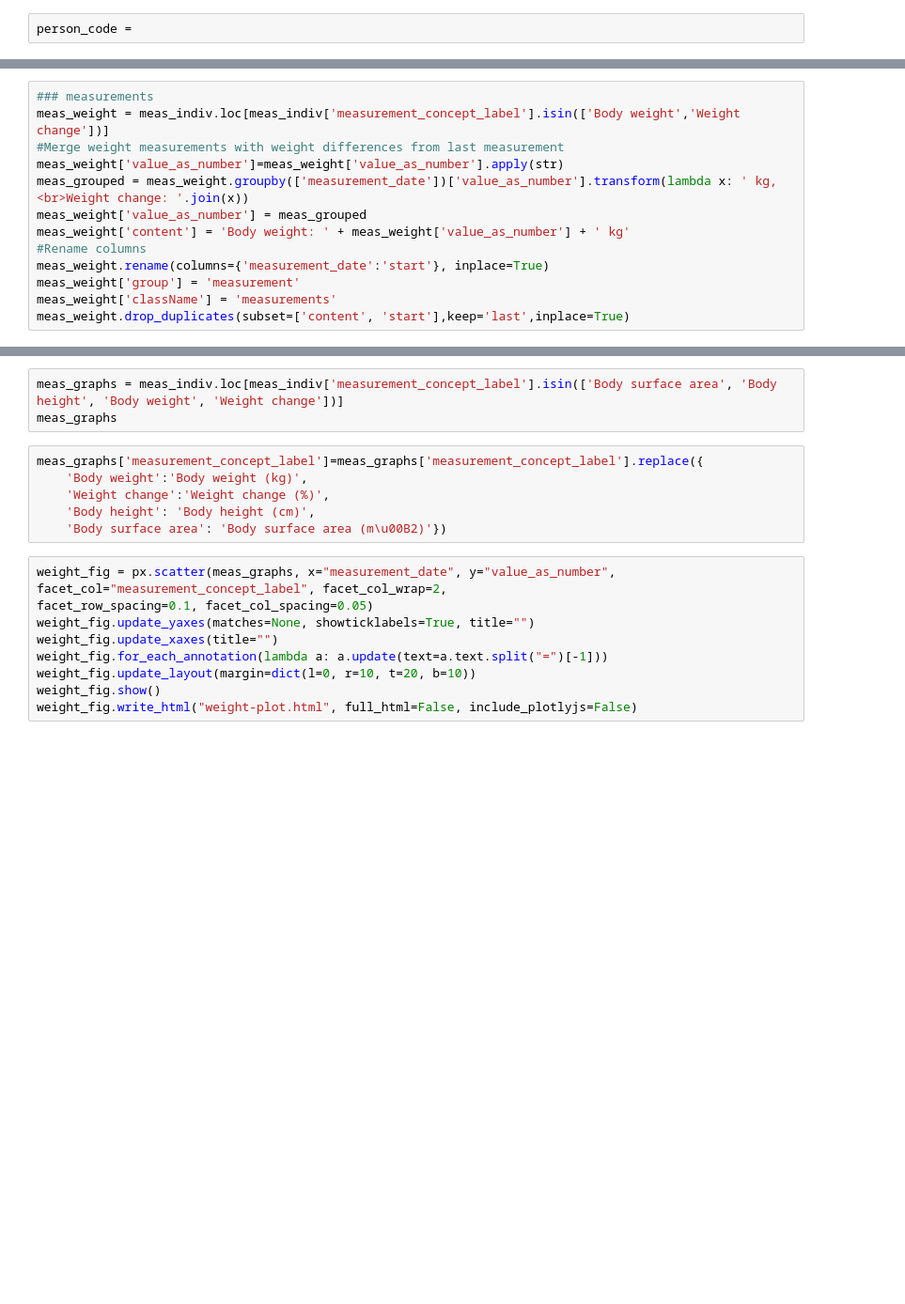
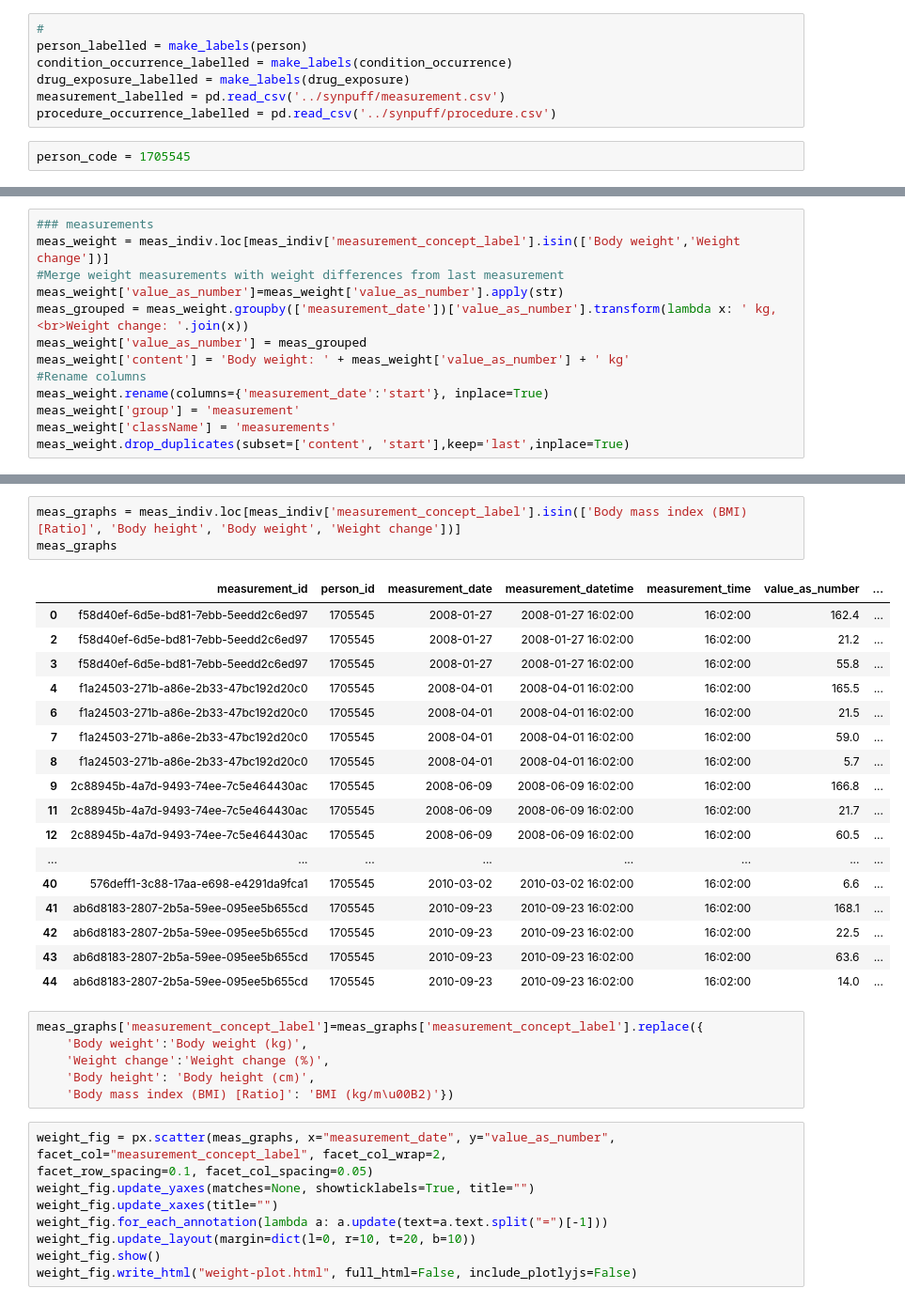
Before and after one commit to kees911/clinical-dashboard-ux-dissertation, a Jupyter notebook: notebooks/weight_vis.ipynb, the cells around one changed output, grey strips where cells are left out. Shown at 94% size. Saved outputs shown, nothing was run; the diff lists cells and outputs as text; blank space fills up the shorter version.

```diff
--- a/notebooks/weight_vis.ipynb
+++ b/notebooks/weight_vis.ipynb
@@ -56,5 +32,12 @@ vocabulary_labelled = make_labels(vocabulary)
+# %%
+#
+person_labelled = make_labels(person)
+condition_occurrence_labelled = make_labels(condition_occurrence)
+drug_exposure_labelled = make_labels(drug_exposure)
+measurement_labelled = pd.read_csv('../synpuff/measurement.csv')
+procedure_occurrence_labelled = pd.read_csv('../synpuff/procedure.csv')
 # %%
-person_code =
+person_code = 1705545
 # %%
 meas_indiv = measurement_labelled.loc[measurement_labelled['person_id']==person_code]
 # %%
@@ -75,12 +76,30 @@ meas_indiv
 # %%
-meas_graphs = meas_indiv.loc[meas_indiv['measurement_concept_label'].isin(['Body surface area', 'Body height', 'Body weight', 'Weight change'])]
+meas_graphs = meas_indiv.loc[meas_indiv['measurement_concept_label'].isin(['Body mass index (BMI) [Ratio]', 'Body height', 'Body weight', 'Weight change'])]
 meas_graphs
+# %% [output]
+|  | measurement_id | person_id | measurement_date | measurement_datetime | measurement_time | value_as_number | ... |
+| 0 | f58d40ef-6d5e-bd81-7ebb-5eedd2c6ed97 | 1705545 | 2008-01-27 | 2008-01-27 16:02:00 | 16:02:00 | 162.4 | ... |
+| 2 | f58d40ef-6d5e-bd81-7ebb-5eedd2c6ed97 | 1705545 | 2008-01-27 | 2008-01-27 16:02:00 | 16:02:00 | 21.2 | ... |
+| 3 | f58d40ef-6d5e-bd81-7ebb-5eedd2c6ed97 | 1705545 | 2008-01-27 | 2008-01-27 16:02:00 | 16:02:00 | 55.8 | ... |
+| 4 | f1a24503-271b-a86e-2b33-47bc192d20c0 | 1705545 | 2008-04-01 | 2008-04-01 16:02:00 | 16:02:00 | 165.5 | ... |
+| 6 | f1a24503-271b-a86e-2b33-47bc192d20c0 | 1705545 | 2008-04-01 | 2008-04-01 16:02:00 | 16:02:00 | 21.5 | ... |
+| 7 | f1a24503-271b-a86e-2b33-47bc192d20c0 | 1705545 | 2008-04-01 | 2008-04-01 16:02:00 | 16:02:00 | 59.0 | ... |
+| 8 | f1a24503-271b-a86e-2b33-47bc192d20c0 | 1705545 | 2008-04-01 | 2008-04-01 16:02:00 | 16:02:00 | 5.7 | ... |
+| 9 | 2c88945b-4a7d-9493-74ee-7c5e464430ac | 1705545 | 2008-06-09 | 2008-06-09 16:02:00 | 16:02:00 | 166.8 | ... |
+| 11 | 2c88945b-4a7d-9493-74ee-7c5e464430ac | 1705545 | 2008-06-09 | 2008-06-09 16:02:00 | 16:02:00 | 21.7 | ... |
+| 12 | 2c88945b-4a7d-9493-74ee-7c5e464430ac | 1705545 | 2008-06-09 | 2008-06-09 16:02:00 | 16:02:00 | 60.5 | ... |
+| ... | ... | ... | ... | ... | ... | ... | ... |
+| 40 | 576deff1-3c88-17aa-e698-e4291da9fca1 | 1705545 | 2010-03-02 | 2010-03-02 16:02:00 | 16:02:00 | 6.6 | ... |
+| 41 | ab6d8183-2807-2b5a-59ee-095ee5b655cd | 1705545 | 2010-09-23 | 2010-09-23 16:02:00 | 16:02:00 | 168.1 | ... |
+| 42 | ab6d8183-2807-2b5a-59ee-095ee5b655cd | 1705545 | 2010-09-23 | 2010-09-23 16:02:00 | 16:02:00 | 22.5 | ... |
+| 43 | ab6d8183-2807-2b5a-59ee-095ee5b655cd | 1705545 | 2010-09-23 | 2010-09-23 16:02:00 | 16:02:00 | 63.6 | ... |
+| 44 | ab6d8183-2807-2b5a-59ee-095ee5b655cd | 1705545 | 2010-09-23 | 2010-09-23 16:02:00 | 16:02:00 | 14.0 | ... |
 # %%
 meas_graphs['measurement_concept_label']=meas_graphs['measurement_concept_label'].replace({
     'Body weight':'Body weight (kg)',
     'Weight change':'Weight change (%)',
     'Body height': 'Body height (cm)',
-    'Body surface area': 'Body surface area (m\u00B2)'})
+    'Body mass index (BMI) [Ratio]': 'BMI (kg/m\u00B2)'})
 # %%
 weight_fig = px.scatter(meas_graphs, x="measurement_date", y="value_as_number",
 facet_col="measurement_concept_label", facet_col_wrap=2,
```
Also changed, not shown: parts of 4 cells of this notebook, 14 other files.
